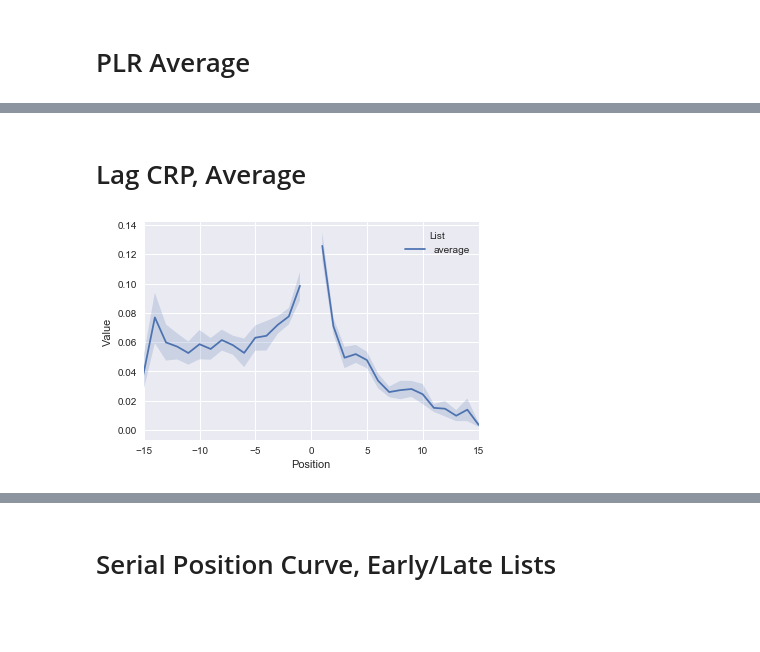
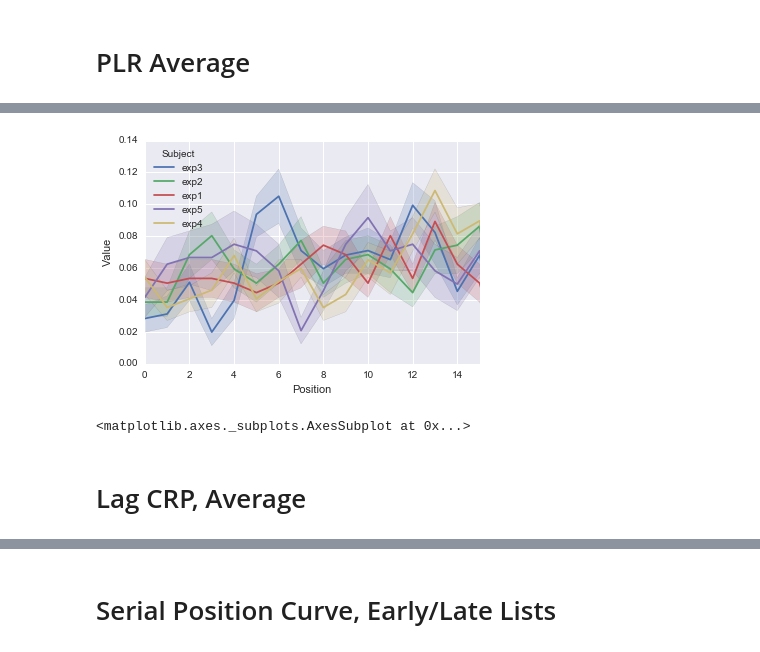
Before and after one commit to ContextLab/FRFR-analyses, a Jupyter notebook: notebooks/EL-weekly-report-2.21.17-test-room-1.ipynb, the cells around one changed output, grey strips where cells are left out. Saved outputs shown, nothing was run; the diff lists cells and outputs as text; code cells hidden in the pictures; blank space fills up the shorter version.

```diff
--- a/notebooks/EL-weekly-report-2.21.17-test-room-1.ipynb
+++ b/notebooks/EL-weekly-report-2.21.17-test-room-1.ipynb
@@ -254,7 +301,14 @@ pyr.plot(plr)
+# %%
+#AGGREGATE
+plr_av = pyr.plr(pyro_all)#, listgroup = ['average']*16)
+pyr.plot(plr_av, plot_type = 'subject', subjgroup = ['exp1']*21 + ['exp2']*21 + ['exp3']*22 + ['exp4']*23 + ['exp5']*15)
+
+
+#INDIVIDUAL
+# plr_single = pyr.plr(pyro_single)
+# pyr.plot(plr_single)
+# %% [output]
+[figure, added]
+<matplotlib.axes._subplots.AxesSubplot at 0x...>
 # %% [markdown]
 <h1>Lag CRP, Average</h1>
-# %%
-lagcrp = pyr.lagcrp(pyro, listgroup=['average']*16)
-ax = pyr.plot(lagcrp)
-# %% [output]
-[figure, removed]
```
Also changed, not shown: parts of 24 cells of this notebook, 2 other files.
